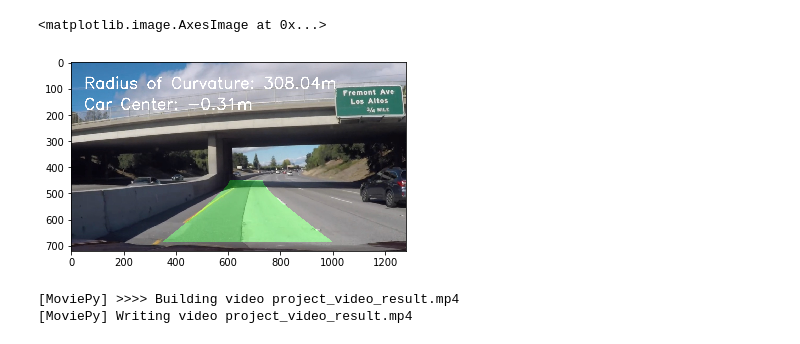
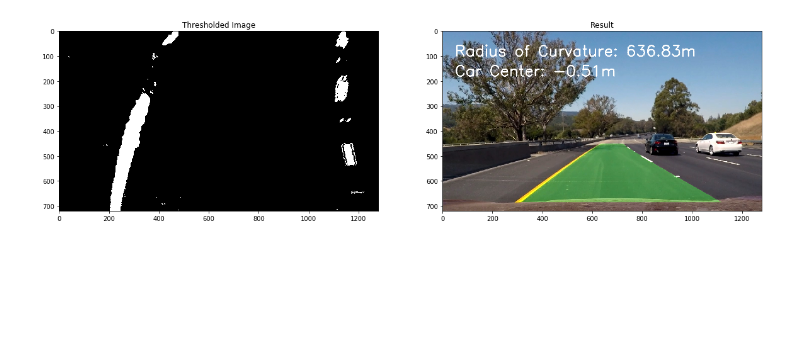
Before and after one commit to yazeedalrubyli/SDCND, a Jupyter notebook: Term1/Advanced-Lane-Lines/ALF.ipynb, the cells around one changed output. Saved outputs shown, nothing was run; the diff lists cells and outputs as text; code cells hidden in the pictures; blank space fills up the shorter version.

```diff
--- a/Term1/Advanced-Lane-Lines/ALF.ipynb
+++ b/Term1/Advanced-Lane-Lines/ALF.ipynb
@@ -5,7 +5,7 @@ import matplotlib.pyplot as plt
 import matplotlib.image as mpimg
 %matplotlib inline
 
-image = mpimg.imread('test_images/test7.jpeg')
+image = mpimg.imread('test_images/test6.jpg')
 # %%
 import glob
 
@@ -137,14 +132,4 @@ plt.imshow(img_preprocess(warped_im), cmap='gray')
 # %%
-from sklearn import linear_model
-import math
-
-def reject_outliers(data, m=2):
-    return data[abs(data - np.mean(data)) < m * np.std(data)]
-
-def monotonic(x):
-    dx = np.diff(x)
-    return np.all(dx <= 0) or np.all(dx >= 0)
-
 def lane_line(img, image):
     binary_warped = img
     histogram = np.sum(binary_warped[binary_warped.shape[0]//2:,:], axis=0)
@@ -235,42 +220,45 @@ def lane_line(img, image):
     # Warp the blank back to original image space using inverse perspective matrix (Minv)
     newwarp = cv2.warpPerspective(color_warp, Minv, (img.shape[1], img.shape[0]))
     # Combine the result with the original image
     result = cv2.addWeighted(image, 1, newwarp, 0.3, 0)
 
     y_eval = np.max(ploty)
 
     ym_per_pix = 30/720 # meters per pixel in y dimension
     xm_per_pix = 3.7/700 # meters per pixel in x dimension
 
     # Fit new polynomials to x,y in world space
     left_fit_cr = np.polyfit(lefty*ym_per_pix, leftx*xm_per_pix, 2)
     right_fit_cr = np.polyfit(righty*ym_per_pix, rightx*xm_per_pix, 2)
     # Calculate the new radii of curvature
     left_curverad = ((1 + (2*left_fit_cr[0]*y_eval*ym_per_pix + left_fit_cr[1])**2)**1.5) / np.absolute(2*left_fit_cr[0])
     right_curverad = ((1 + (2*right_fit_cr[0]*y_eval*ym_per_pix + right_fit_cr[1])**2)**1.5) / np.absolute(2*right_fit_cr[0])
     # Now our radius of curvature is in meters
     font = cv2.FONT_HERSHEY_SIMPLEX
     text = 'Radius of Curvature: {:.2f}m'.format((left_curverad + right_curverad)/2)
     cv2.putText(result,text,(50, 100), font, 2, (255,255,255), 4, cv2.LINE_AA)
 
-    # Center of camera is the car center
+    # Assuming center of camera is the car's center
     car_center = img.shape[1]/2
+
+    # Center between lane lines
     center_lane = np.mean(left_fitx+right_fitx)/2
+
+    # Compute the diffrenece between car center and lane lines center
     center = (car_center - center_lane)*xm_per_pix
     text = 'Car Center: {:.2f}m'.format(center)
     cv2.putText(result,text,(50, 180), font, 2, (255,255,255), 4, cv2.LINE_AA)
 
-
-
-    # Compare between car center and center of between lane lines
-
-
     return result
 
-plt.imshow(lane_line(img_preprocess(warped_im), image))
+f, (ax1, ax2) = plt.subplots(1,2,figsize=(20,10))
+ax1.set_title('Thresholded Image')
+ax1.imshow(img_preprocess(warped_im), cmap='gray')
+ax2.set_title('Result')
+ax2.imshow(lane_line(img_preprocess(warped_im), image))
+plt.show()
 # %% [output]
-<matplotlib.image.AxesImage at 0x...>
-[figure, old version]
+[figure, new version]
 # %%
 def pipeline(img):
     dst_im = undistort(img, objpoints, imgpoints)
@@ -303,8 +291,3 @@ def alf(path):
 
 
 watch_video(alf('project_video'))
-#watch_video(alf('challenge_video'))
-#watch_video(alf('harder_challenge_video'))
-# %% [output]
-[MoviePy] >>>> Building video project_video_result.mp4
-[MoviePy] Writing video project_video_result.mp4
```
Also changed, not shown: parts of 3 cells of this notebook, 4 other files.
